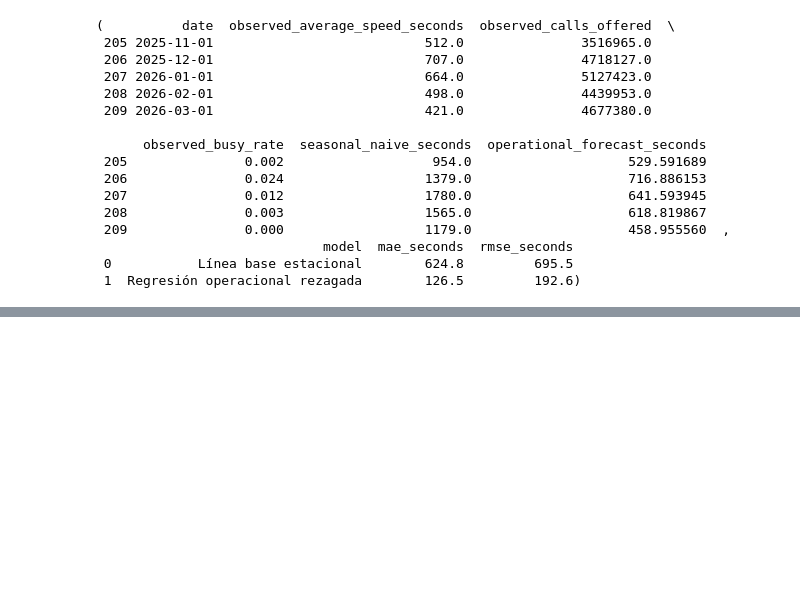
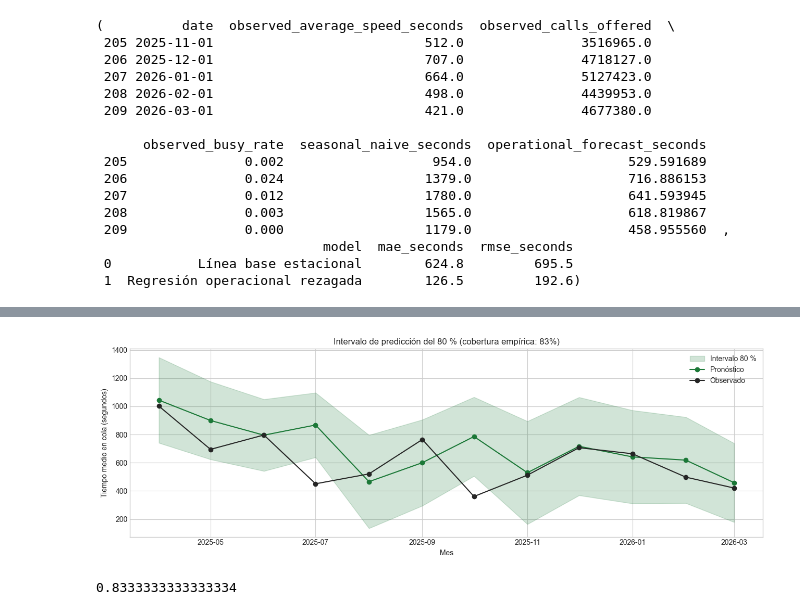
Before and after one commit to jdvelasq/classroom-vibecoding, a Jupyter notebook: implementation/predictiva/P211_pronostico_congestion_servicio/professor/notebook.ipynb, the cells around one changed output, grey strips where cells are left out. Saved outputs shown, nothing was run; the diff lists cells and outputs as text; code cells hidden in the pictures; blank space fills up the shorter version.

```diff
--- a/implementation/predictiva/P211_pronostico_congestion_servicio/professor/notebook.ipynb
+++ b/implementation/predictiva/P211_pronostico_congestion_servicio/professor/notebook.ipynb
@@ -295,0 +453,34 @@ forecast.tail(), metrics
+# %%
+# La cobertura dice qué tan seguido el valor real cayó dentro del rango que promete el intervalo, no si el pronóstico puntual acertó.
+
+forecast_intervals["covered"] = forecast_intervals["actual"].between(
+    forecast_intervals["lower_80"], forecast_intervals["upper_80"]
+)
+empirical_coverage = forecast_intervals["covered"].mean()
+
+figure_interval, axis_interval = plt.subplots(figsize=(13, 4.5))
+axis_interval.fill_between(
+    forecast_intervals["month"],
+    forecast_intervals["lower_80"],
+    forecast_intervals["upper_80"],
+    color="#1b7837", alpha=0.2, label="Intervalo 80 %",
+)
+axis_interval.plot(
+    forecast_intervals["month"], forecast_intervals["forecast"],
+    marker="o", color="#1b7837", label="Pronóstico",
+)
+axis_interval.plot(
+    forecast_intervals["month"], forecast_intervals["actual"],
+    marker="o", color="#252525", label="Observado",
+)
+axis_interval.set_title(f"Intervalo de predicción del 80 % (cobertura empírica: {empirical_coverage:.0%})")
+axis_interval.set_xlabel("Mes")
+axis_interval.set_ylabel("Tiempo medio en cola (segundos)")
+axis_interval.legend()
+figure_interval.tight_layout()
+plt.show()
+
+empirical_coverage
+# %% [output]
+[figure, added]
+0.8333333333333334
```
Also changed, not shown: parts of 6 cells of this notebook, 7 other files.
